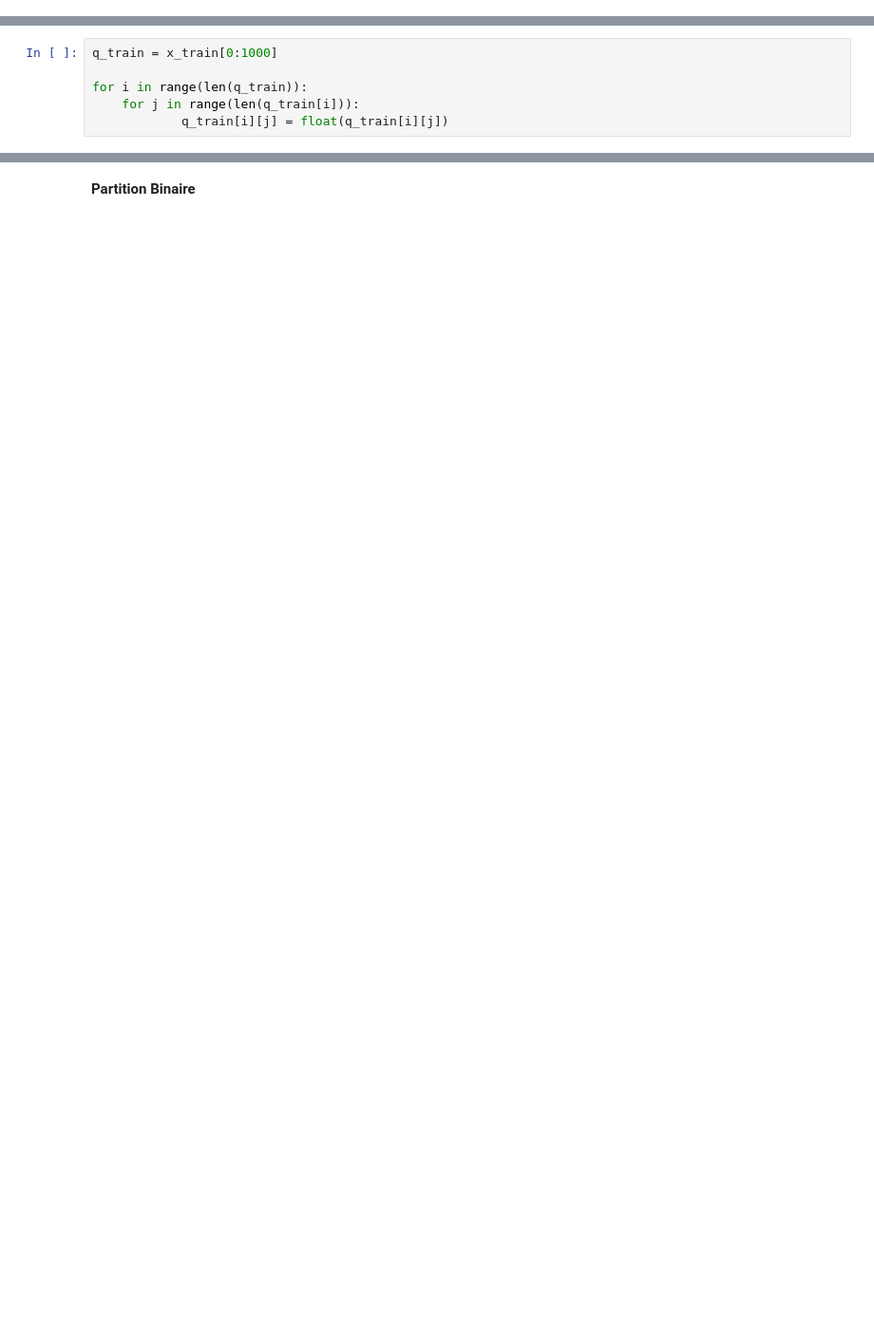
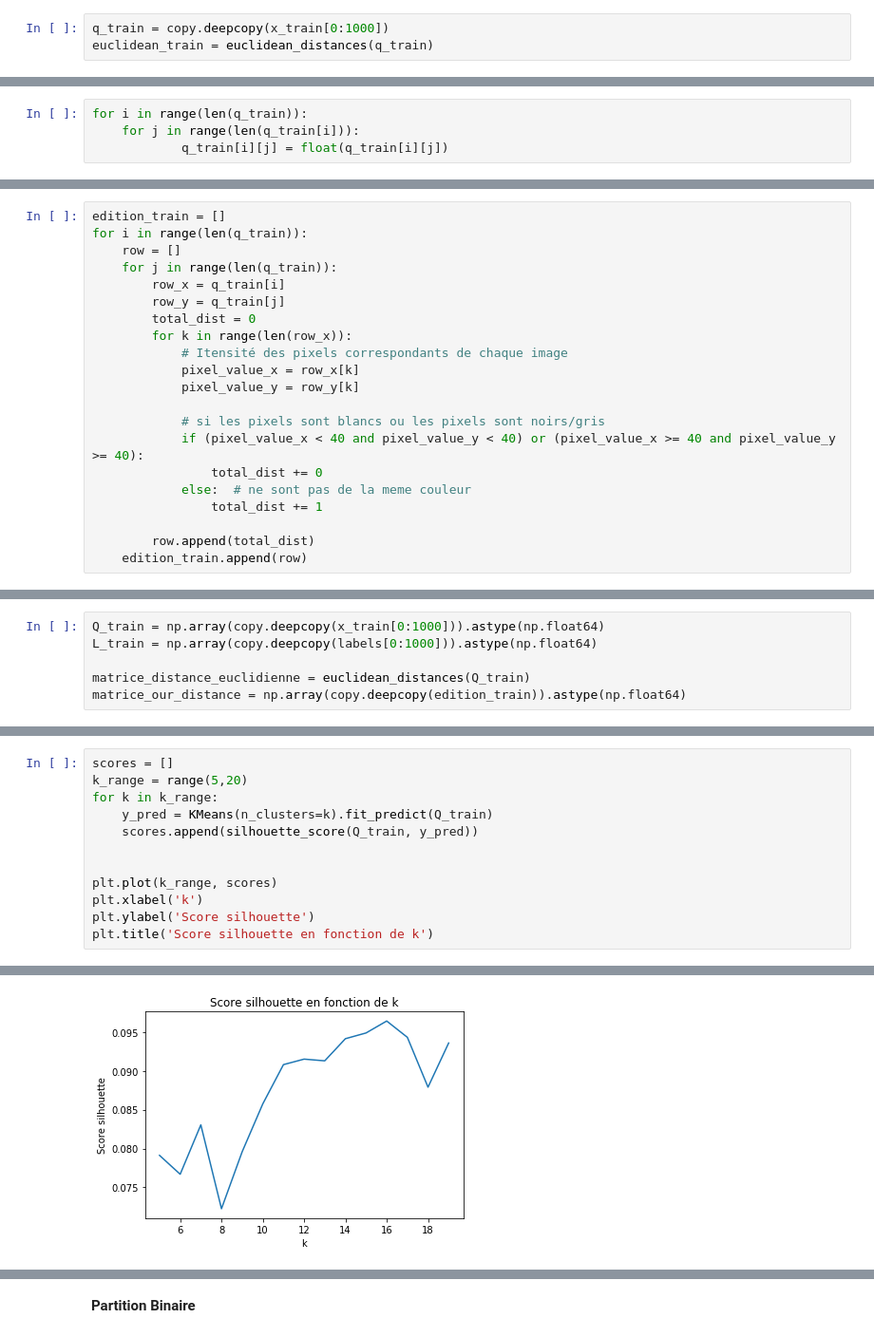
Before and after one commit to Eduard-Voiculescu/Travail_1_IFT_3700, a Jupyter notebook: Travail_1-IFT-3700.ipynb, the cells around one changed output, grey strips where cells are left out. Shown: that part at 95% size. Cells and saved outputs as stored; diff of their text form; blank space fills up the shorter version.

```diff
--- a/Travail_1-IFT-3700.ipynb
+++ b/Travail_1-IFT-3700.ipynb
@@ -86,0 +71,3 @@ print(type(euclidean_train))
+# %%
+q_train = copy.deepcopy(x_train[0:1000])
+euclidean_train = euclidean_distances(q_train)
@@ -87,6 +76,4 @@ print(type(euclidean_train))
 # %%
-q_train = x_train[0:1000]
-
 for i in range(len(q_train)):
     for j in range(len(q_train[i])):
             q_train[i][j] = float(q_train[i][j])
@@ -141 +94,22 @@ print(edition_train[0])
+# %%
+edition_train = []
+for i in range(len(q_train)):
+    row = []
+    for j in range(len(q_train)):
+        row_x = q_train[i]
+        row_y = q_train[j]
+        total_dist = 0
+        for k in range(len(row_x)):
+            # Itensité des pixels correspondants de chaque image
+            pixel_value_x = row_x[k]
+            pixel_value_y = row_y[k]
+
+            # si les pixels sont blancs ou les pixels sont noirs/gris
+            if (pixel_value_x < 40 and pixel_value_y < 40) or (pixel_value_x >= 40 and pixel_value_y >= 40):
+                total_dist += 0
+            else:  # ne sont pas de la meme couleur
+                total_dist += 1
+
+        row.append(total_dist)
+    edition_train.append(row)
 # %% [markdown]
@@ -144,0 +128,6 @@ print(edition_train[0])
+# %%
+Q_train = np.array(copy.deepcopy(x_train[0:1000])).astype(np.float64)
+L_train = np.array(copy.deepcopy(labels[0:1000])).astype(np.float64)
+
+matrice_distance_euclidienne = euclidean_distances(Q_train)
+matrice_our_distance = np.array(copy.deepcopy(edition_train)).astype(np.float64)
@@ -144,0 +143,13 @@ print(edition_train[0])
+# %%
+scores = []
+k_range = range(5,20)
+for k in k_range:
+    y_pred = KMeans(n_clusters=k).fit_predict(Q_train)
+    scores.append(silhouette_score(Q_train, y_pred))
+
+
+plt.plot(k_range, scores)
+plt.xlabel('k')
+plt.ylabel('Score silhouette')
+plt.title('Score silhouette en fonction de k')
+# %% [output]
@@ -144,0 +157 @@ print(edition_train[0])
+[figure, added]
```
Also changed, not shown: parts of 86 cells of this notebook.
